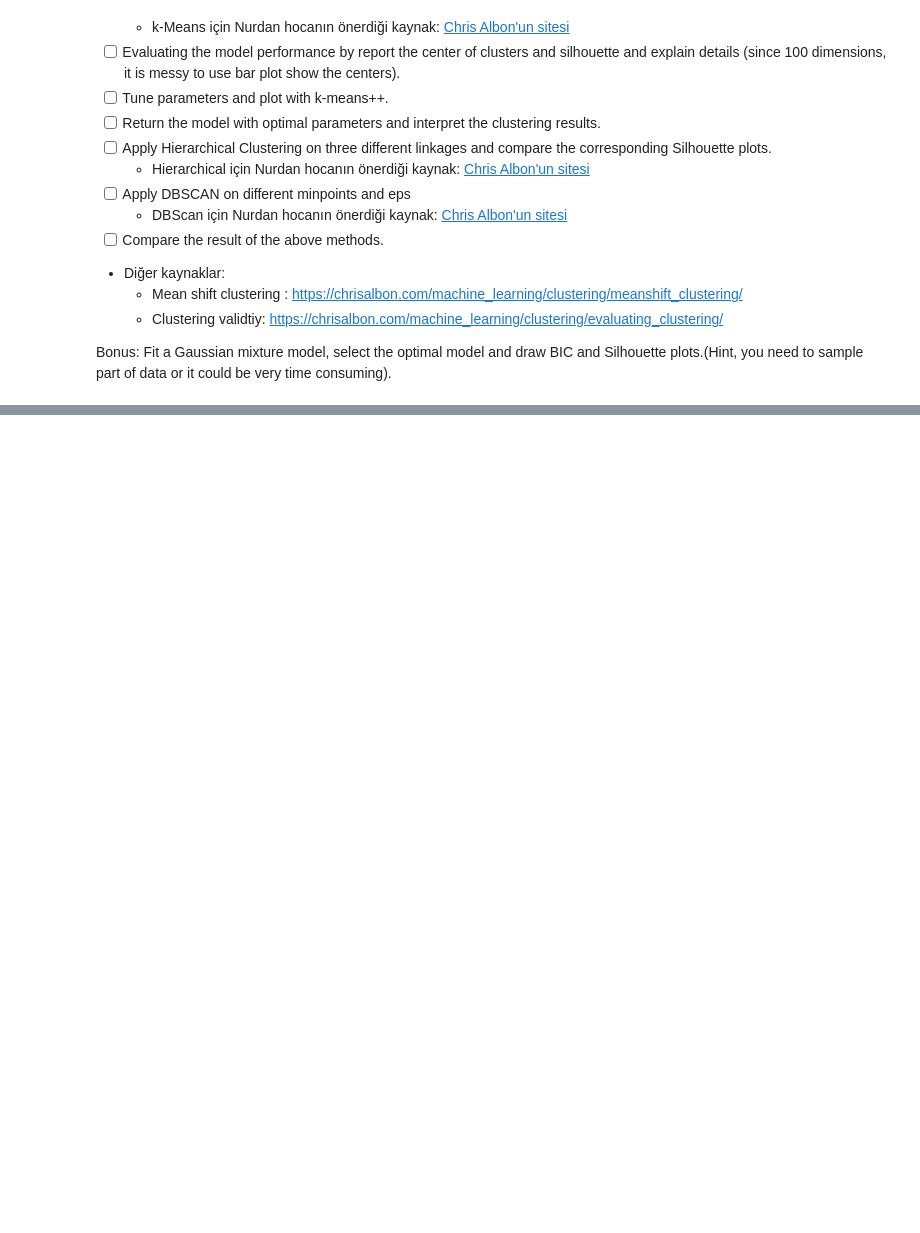
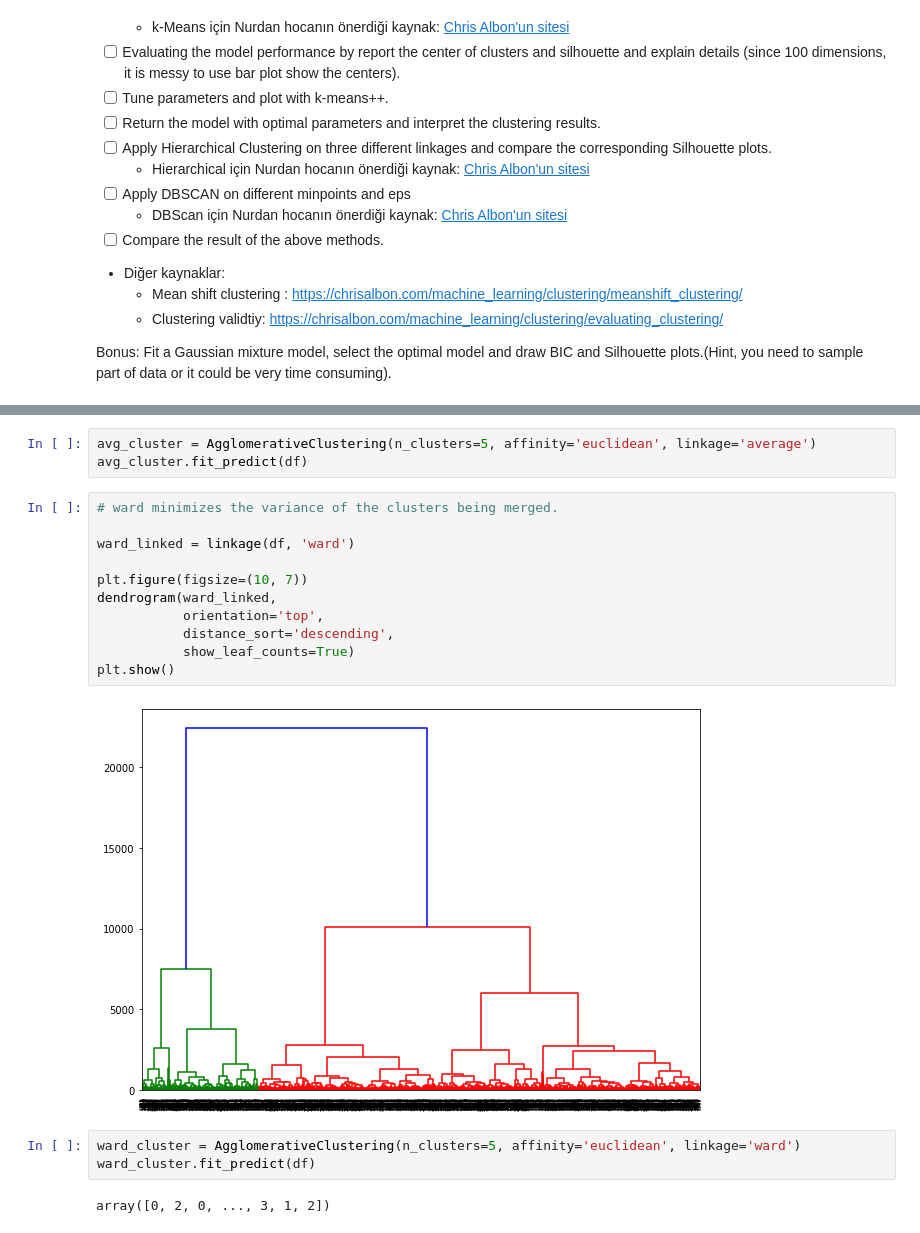
Before and after one commit to akgvn/Clustering-Project, a Jupyter notebook: clustering_project.ipynb, the cells around one changed output, grey strips where cells are left out. Cells and saved outputs as stored; diff of their text form; blank space fills up the shorter version.

```diff
--- a/clustering_project.ipynb
+++ b/clustering_project.ipynb
@@ -44,0 +85,21 @@ from matplotlib.pyplot as plt
+# %%
+avg_cluster = AgglomerativeClustering(n_clusters=5, affinity='euclidean', linkage='average')
+avg_cluster.fit_predict(df)
+# %%
+# ward minimizes the variance of the clusters being merged.
+
+ward_linked = linkage(df, 'ward')
+
+plt.figure(figsize=(10, 7))
+dendrogram(ward_linked,
+           orientation='top',
+           distance_sort='descending',
+           show_leaf_counts=True)
+plt.show()
+# %% [output]
+[figure, added]
+# %%
+ward_cluster = AgglomerativeClustering(n_clusters=5, affinity='euclidean', linkage='ward')
+ward_cluster.fit_predict(df)
+# %% [output]
+array([0, 2, 0, ..., 3, 1, 2])
```
Also changed, not shown: parts of 7 cells of this notebook.
